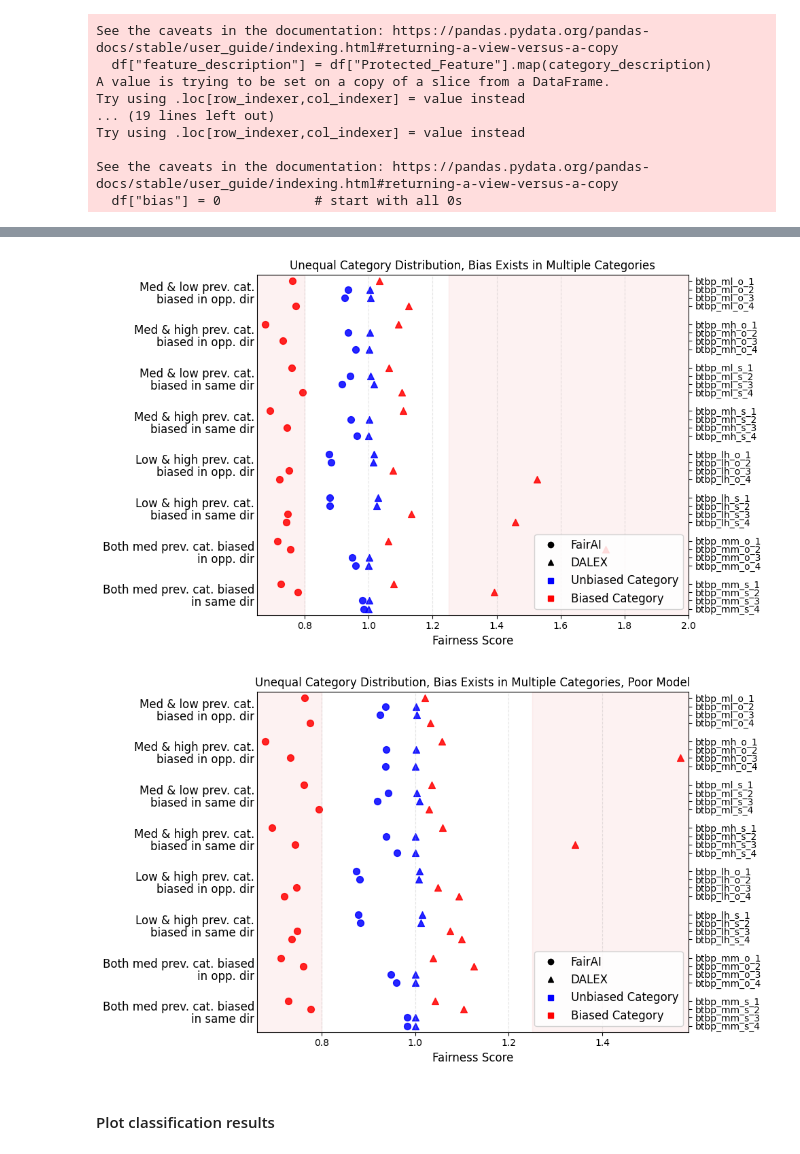
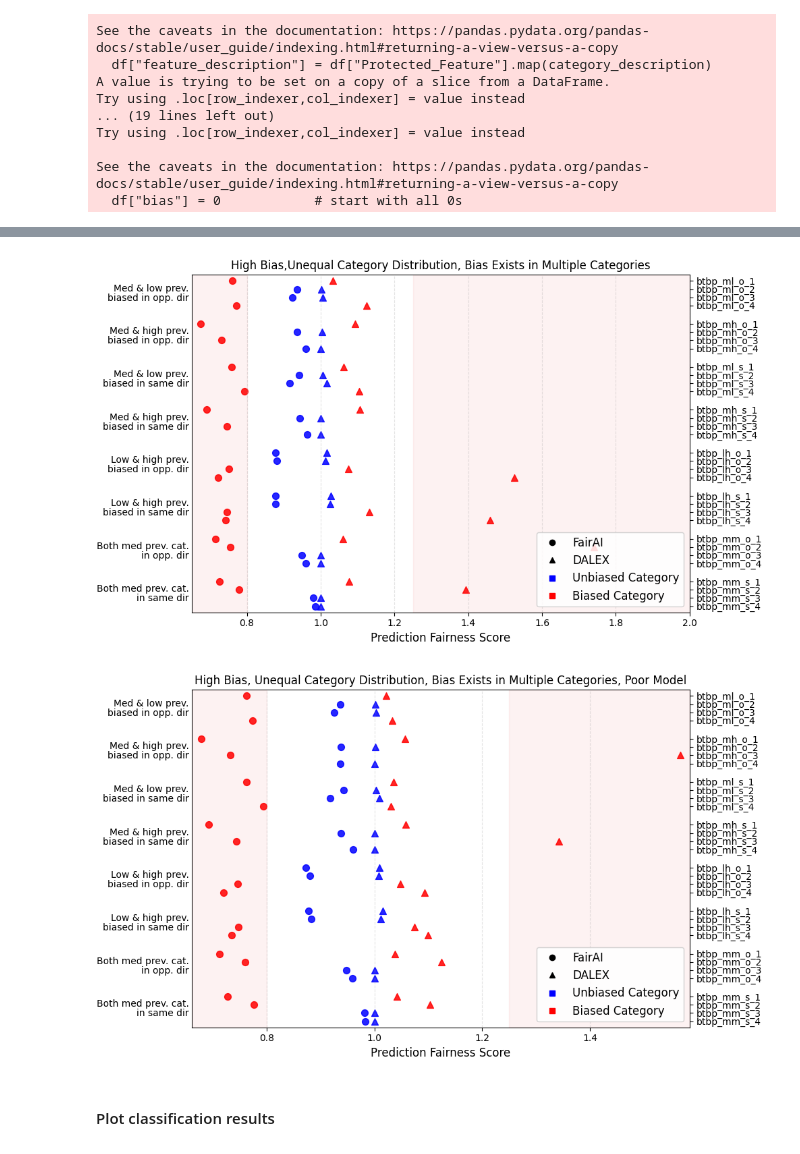
Before and after one commit to arushi-jain-27/bias_and_fairness, a Jupyter notebook: plots/plots.ipynb, the cells around one changed output, grey strips where cells are left out. Drawn from its saved outputs; the diff is of its cells as text; code cells hidden in the pictures.

Commit message:
Update plots

```diff
--- a/plots/plots.ipynb
+++ b/plots/plots.ipynb
@@ -218,14 +255,14 @@ def plot_fairness_dots(ax, df, *, wrap_chars=8, xlim=None, legend_loc="upper rig
     # ---- Left-side feature labels ----
     for lvl, y_ctr in level_centers:
         words = str(lvl).split()
-        lines = [" ".join(words[i:i+5]) for i in range(0, len(words), 5)]
+        lines = [" ".join(words[i:i+4]) for i in range(0, len(words), 5)]
         txt = "\n".join(lines)
 
         ax.text(-0.005, y_ctr, txt,
                 transform=ax.get_yaxis_transform(),
                 ha='right', va='center',
-                fontsize=12, linespacing=1.0, wrap=True,
-                bbox=dict(facecolor='white', edgecolor='none', alpha=0.85, pad=1.5),
+                fontsize=10, linespacing=1.0, wrap=True,
+                bbox=dict(facecolor='white', edgecolor='none', alpha=0.85, pad=1),
                 clip_on=False)
 
     # ---- X limits ----
@@ -247,7 +284,7 @@ def plot_fairness_dots(ax, df, *, wrap_chars=8, xlim=None, legend_loc="upper rig
         ax.set_ylim(min(y_positions) - 0.6, max(y_positions) + 0.6)
 
     # ---- Cosmetics ----
-    ax.set_xlabel("Fairness Score", fontsize=12)
+    ax.set_xlabel("Prediction Fairness Score", fontsize=12)
     ax.grid(True, axis='x', linestyle='--', alpha=0.35)
 
     # ---- Legends ----
@@ -294,20 +331,20 @@ plt.show()
 fig, ax = plt.subplots(figsize=(10, 6))
 plot_fairness_dots(ax, df4, wrap_chars=8, legend_loc="lower right")  # optionally xlim=(0.4, 1.0)
 ax.set_xlim(0.65,2)
-ax.set_title("Unequal Category Distribution, Bias Exists in Multiple Categories", fontsize=12)
+ax.set_title("High Bias,Unequal Category Distribution, Bias Exists in Multiple Categories", fontsize=12)
 plt.tight_layout()
 plt.show()
 # %% [output]
-[figure, old version]
+[figure, new version]
 # %%
 # ---------- Usage ----------
 fig, ax = plt.subplots(figsize=(10, 6))
 plot_fairness_dots(ax, df5, wrap_chars=8, legend_loc="lower right")  # optionally xlim=(0.4, 1.0)
-ax.set_title("Unequal Category Distribution, Bias Exists in Multiple Categories, Poor Model", fontsize=12)
+ax.set_title("High Bias, Unequal Category Distribution, Bias Exists in Multiple Categories, Poor Model", fontsize=12)
 plt.tight_layout()
 plt.show()
 # %% [output]
-[figure, old version]
+[figure, new version]
 # %% [markdown]
 #### Plot classification results
 # %%
```
Also changed, not shown: parts of 6 cells of this notebook, 6 other files.
